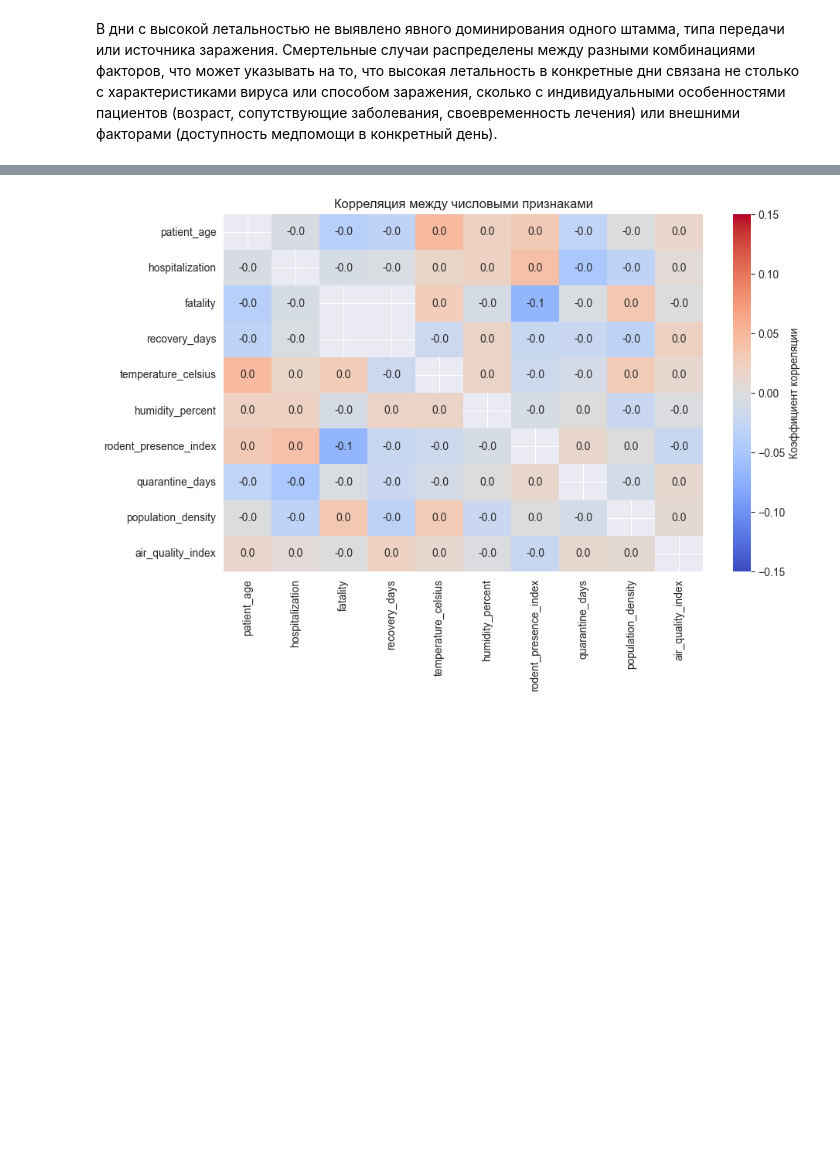
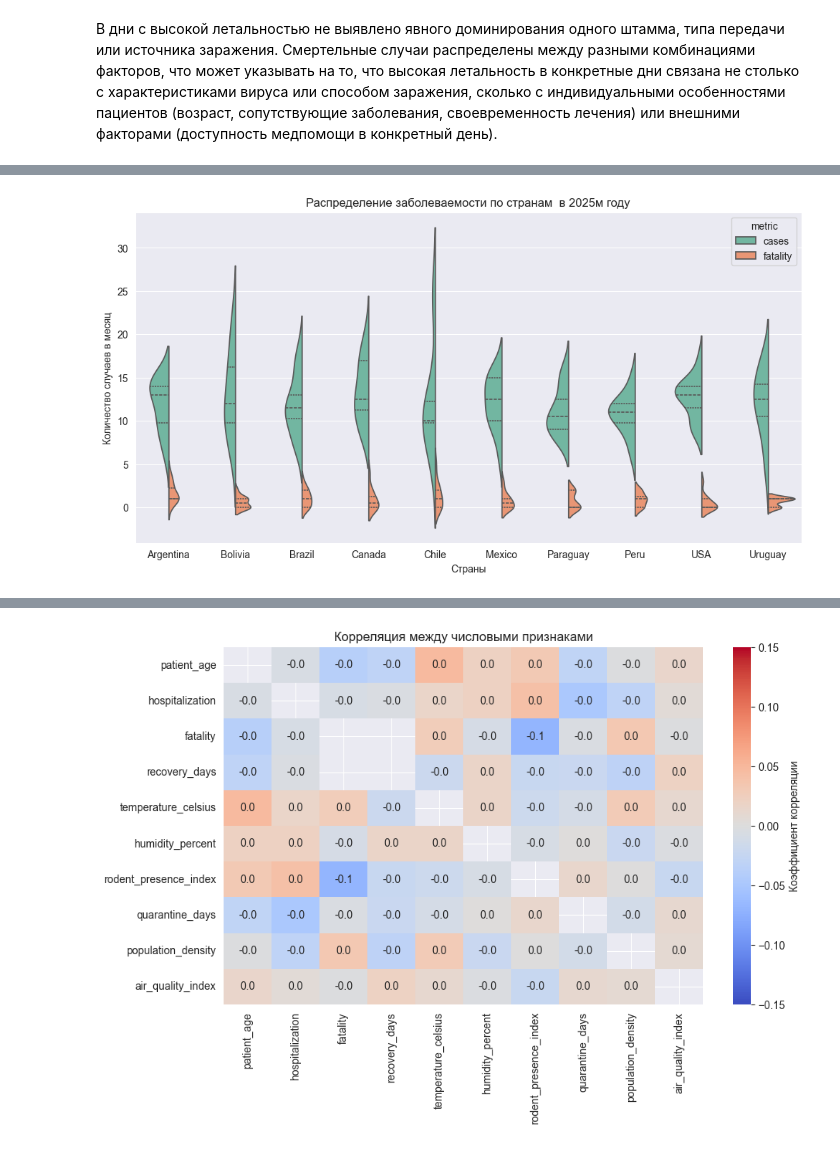
Before and after one commit to MargoUtropova/product_analitics_portfolio, a Jupyter notebook: Hantavirus/notebooks/EDA.ipynb, the cells around one changed output, grey strips where cells are left out. Cells and saved outputs as stored; diff of their text form; code cells hidden in the pictures; blank space fills up the shorter version.

```diff
--- a/Hantavirus/notebooks/EDA.ipynb
+++ b/Hantavirus/notebooks/EDA.ipynb
@@ -160,0 +175,8 @@ cases.sort_values(by='cases', ascending=False)
+# %%
+cases_melted = cases.melt(
+    id_vars=['country', 'month'],
+    value_vars=['cases', 'fatality'],
+    var_name='metric',
+    value_name='count'
+)
+cases_melted
@@ -160,0 +197,9 @@ cases.sort_values(by='cases', ascending=False)
+# %%
+plt.figure(figsize=(12,6))
+sns.violinplot(data=cases_melted, x='country', y='count', hue='metric', palette='Set2', split=True, inner='quart')
+plt.xlabel('Страны')
+plt.ylabel('Количество случаев в месяц')
+plt.title('Распределение заболеваемости по странам  в 2025м году')
+plt.show()
+# %% [output]
+[figure, added]
```
Also changed, not shown: parts of 14 cells of this notebook.
